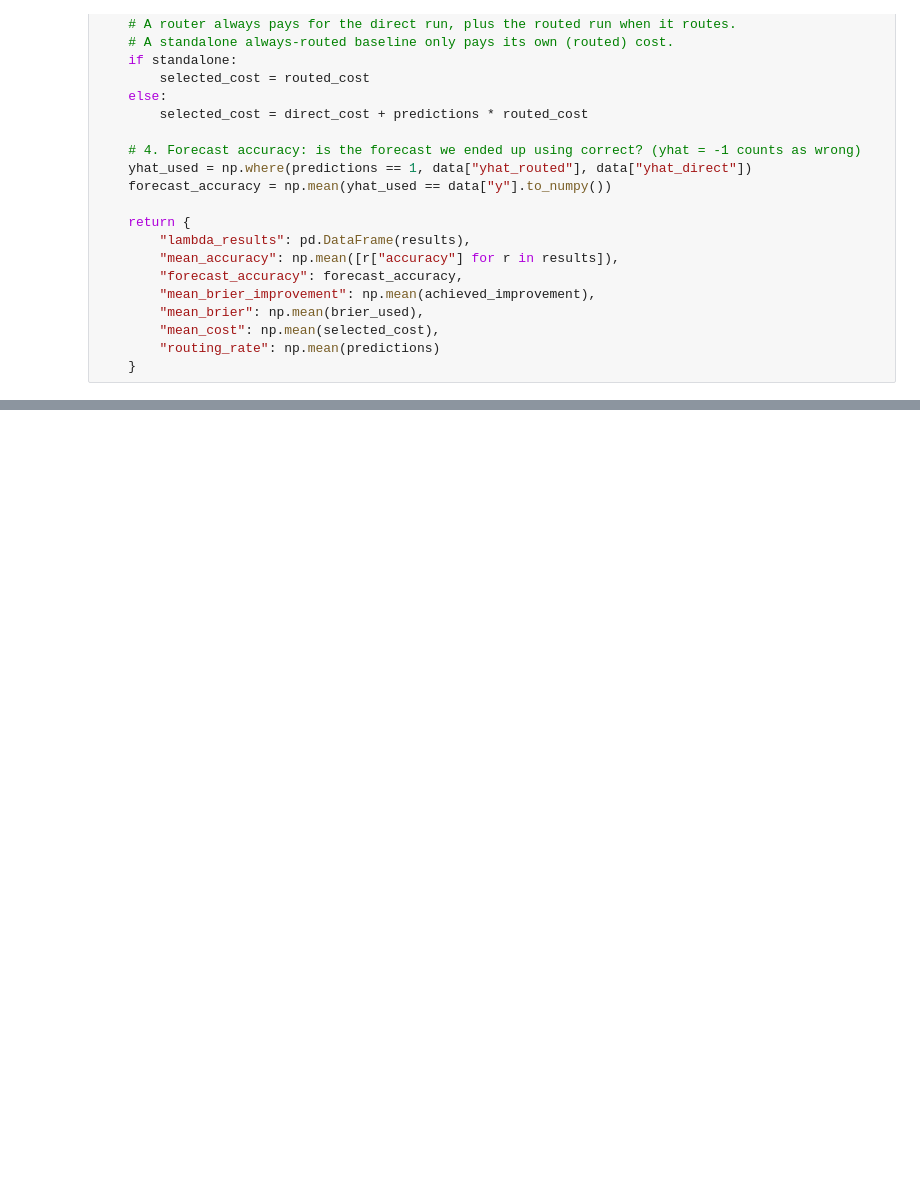
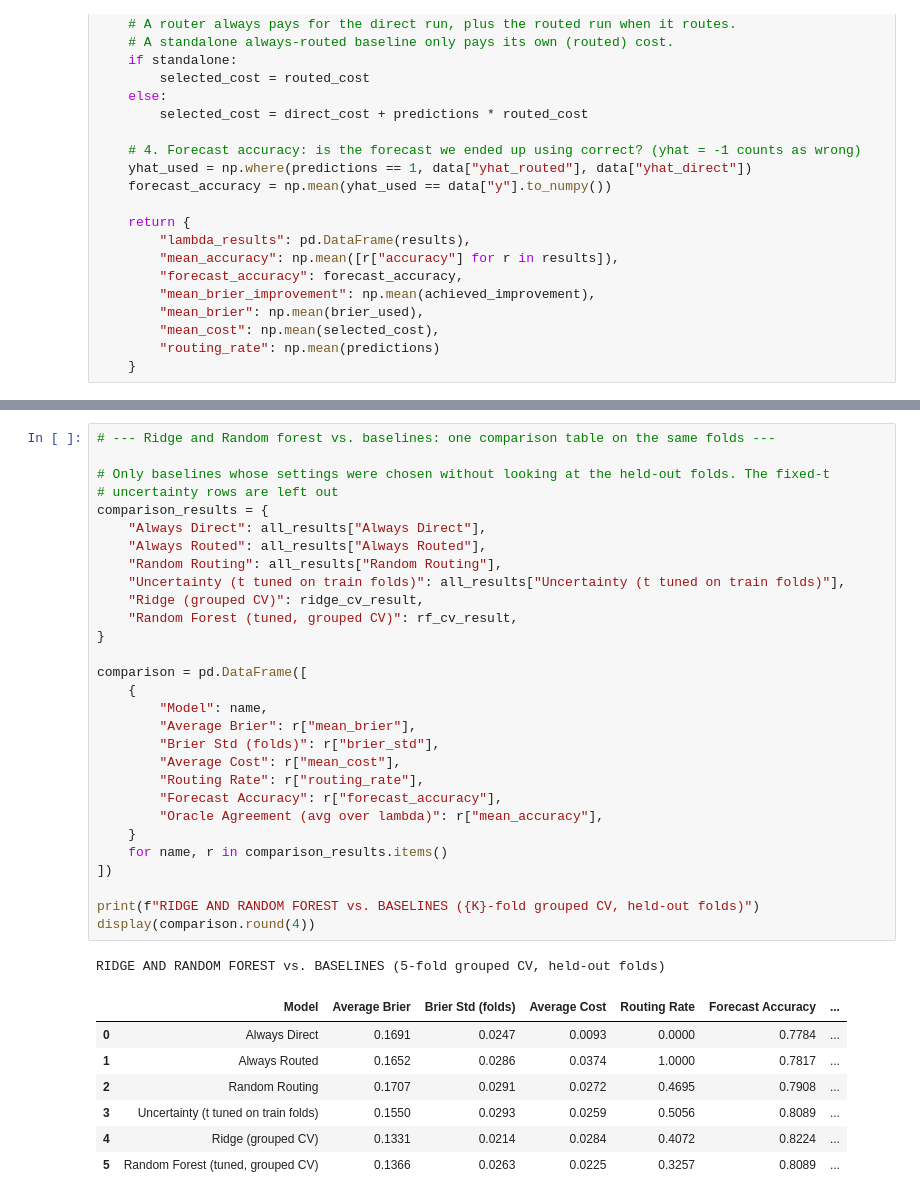
Before and after one commit to MarioMatsas/ML4Science, a Jupyter notebook: project.ipynb, the cells around one changed output, grey strips where cells are left out. Drawn from its saved outputs; the diff is of its cells as text; blank space fills up the shorter version.

```diff
--- a/project.ipynb
+++ b/project.ipynb
@@ -369,0 +546,38 @@ plt.show()
+# %%
+# --- Ridge and Random forest vs. baselines: one comparison table on the same folds ---
+
+# Only baselines whose settings were chosen without looking at the held-out folds. The fixed-t
+# uncertainty rows are left out
+comparison_results = {
+    "Always Direct": all_results["Always Direct"],
+    "Always Routed": all_results["Always Routed"],
+    "Random Routing": all_results["Random Routing"],
+    "Uncertainty (t tuned on train folds)": all_results["Uncertainty (t tuned on train folds)"],
+    "Ridge (grouped CV)": ridge_cv_result,
+    "Random Forest (tuned, grouped CV)": rf_cv_result,
+}
+
+comparison = pd.DataFrame([
+    {
+        "Model": name,
+        "Average Brier": r["mean_brier"],
+        "Brier Std (folds)": r["brier_std"],
+        "Average Cost": r["mean_cost"],
+        "Routing Rate": r["routing_rate"],
+        "Forecast Accuracy": r["forecast_accuracy"],
+        "Oracle Agreement (avg over lambda)": r["mean_accuracy"],
+    }
+    for name, r in comparison_results.items()
+])
+
+print(f"RIDGE AND RANDOM FOREST vs. BASELINES ({K}-fold grouped CV, held-out folds)")
+display(comparison.round(4))
+# %% [output]
+RIDGE AND RANDOM FOREST vs. BASELINES (5-fold grouped CV, held-out folds)
+|  | Model | Average Brier | Brier Std (folds) | Average Cost | Routing Rate | Forecast Accuracy | ... |
+| 0 | Always Direct | 0.1691 | 0.0247 | 0.0093 | 0.0000 | 0.7784 | ... |
+| 1 | Always Routed | 0.1652 | 0.0286 | 0.0374 | 1.0000 | 0.7817 | ... |
+| 2 | Random Routing | 0.1707 | 0.0291 | 0.0272 | 0.4695 | 0.7908 | ... |
+| 3 | Uncertainty (t tuned on train folds) | 0.1550 | 0.0293 | 0.0259 | 0.5056 | 0.8089 | ... |
+| 4 | Ridge (grouped CV) | 0.1331 | 0.0214 | 0.0284 | 0.4072 | 0.8224 | ... |
+| 5 | Random Forest (tuned, grouped CV) | 0.1366 | 0.0263 | 0.0225 | 0.3257 | 0.8089 | ... |
```
Also changed, not shown: parts of 8 cells of this notebook.
